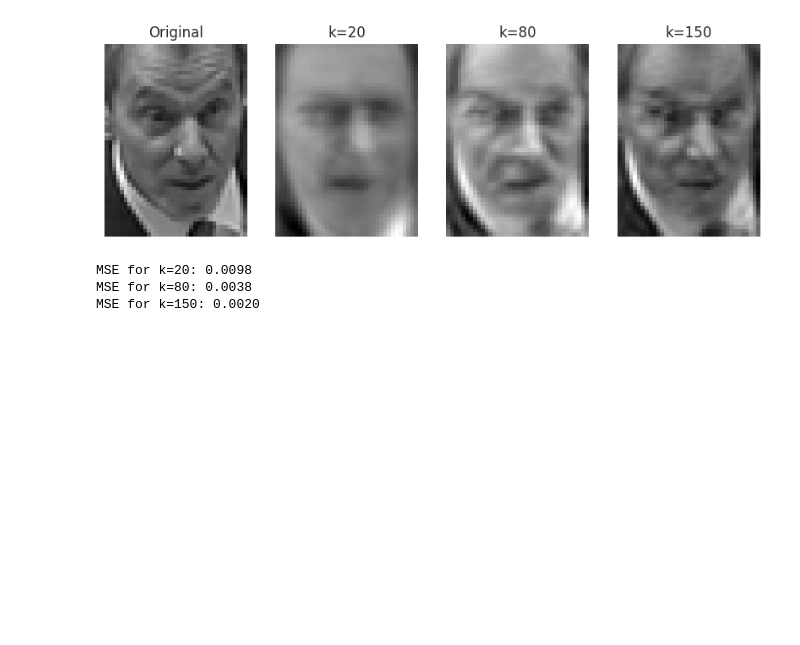
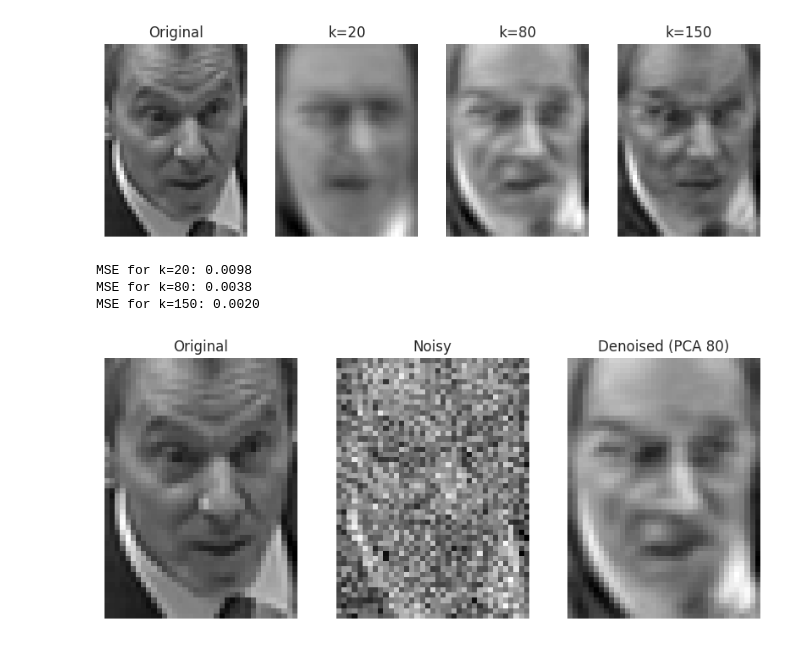
Before and after one commit to Mohammadrzn/maktab-HW, a Jupyter notebook: HW_06_Rezanejad/HW_06_Rezanejad_Q4.ipynb, the cells around one changed output. Drawn from its saved outputs; the diff is of its cells as text; code cells hidden in the pictures; blank space fills up the shorter version.

Commit message:
Plot Original, Noisy, and Denoised Images

```diff
--- a/HW_06_Rezanejad/HW_06_Rezanejad_Q4.ipynb
+++ b/HW_06_Rezanejad/HW_06_Rezanejad_Q4.ipynb
@@ -73,3 +73,18 @@ pca_denoise = PCA(n_components=80)
 X_pca = pca_denoise.fit_transform(X)
 X_rec = pca_denoise.inverse_transform(X_pca)
 denoised_img = X_rec[idx]
+# %%
+plt.figure(figsize=(10, 4))
+
+images_list = [original, noisy_img, denoised_img]
+titles = ["Original", "Noisy", "Denoised (PCA 80)"]
+
+for i in range(3):
+    plt.subplot(1, 3, i + 1)
+    plt.imshow(images_list[i].reshape(h, w), cmap="gray")
+    plt.title(titles[i])
+    plt.axis("off")
+
+plt.show()
+# %% [output]
+[figure, added]
```
